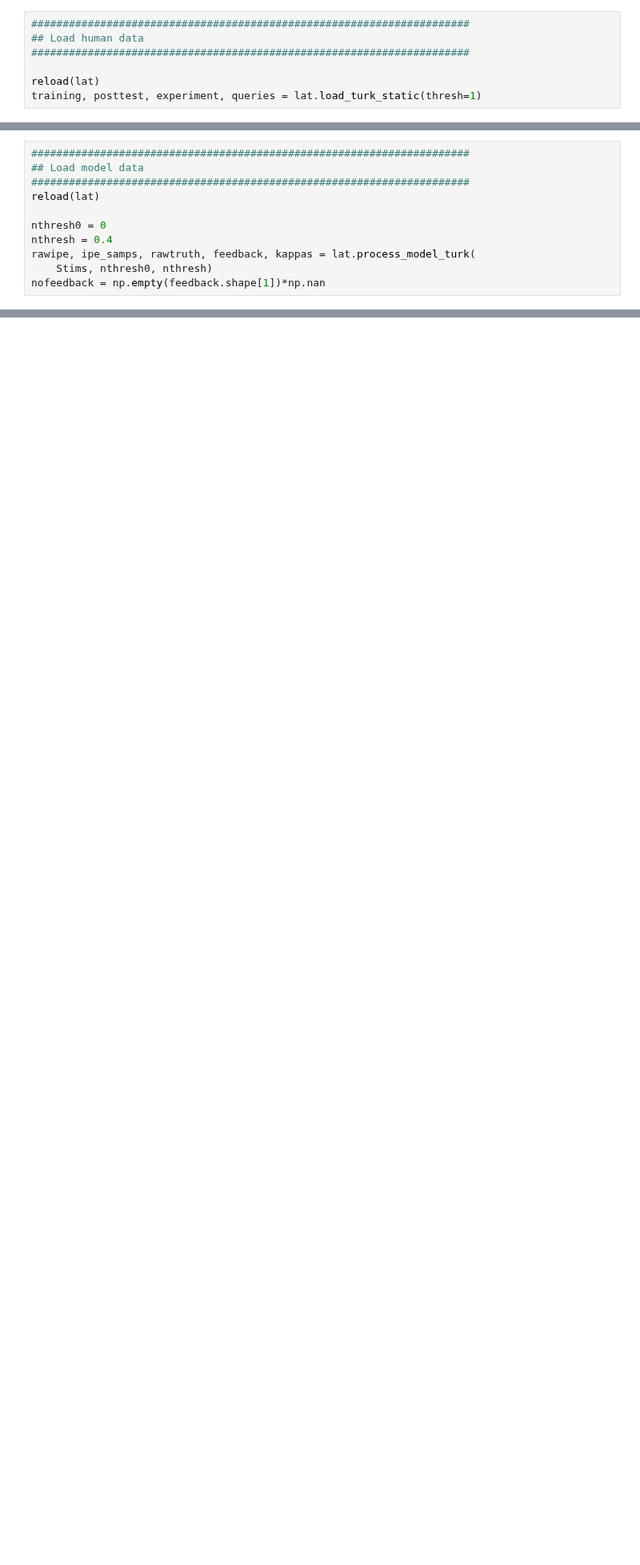
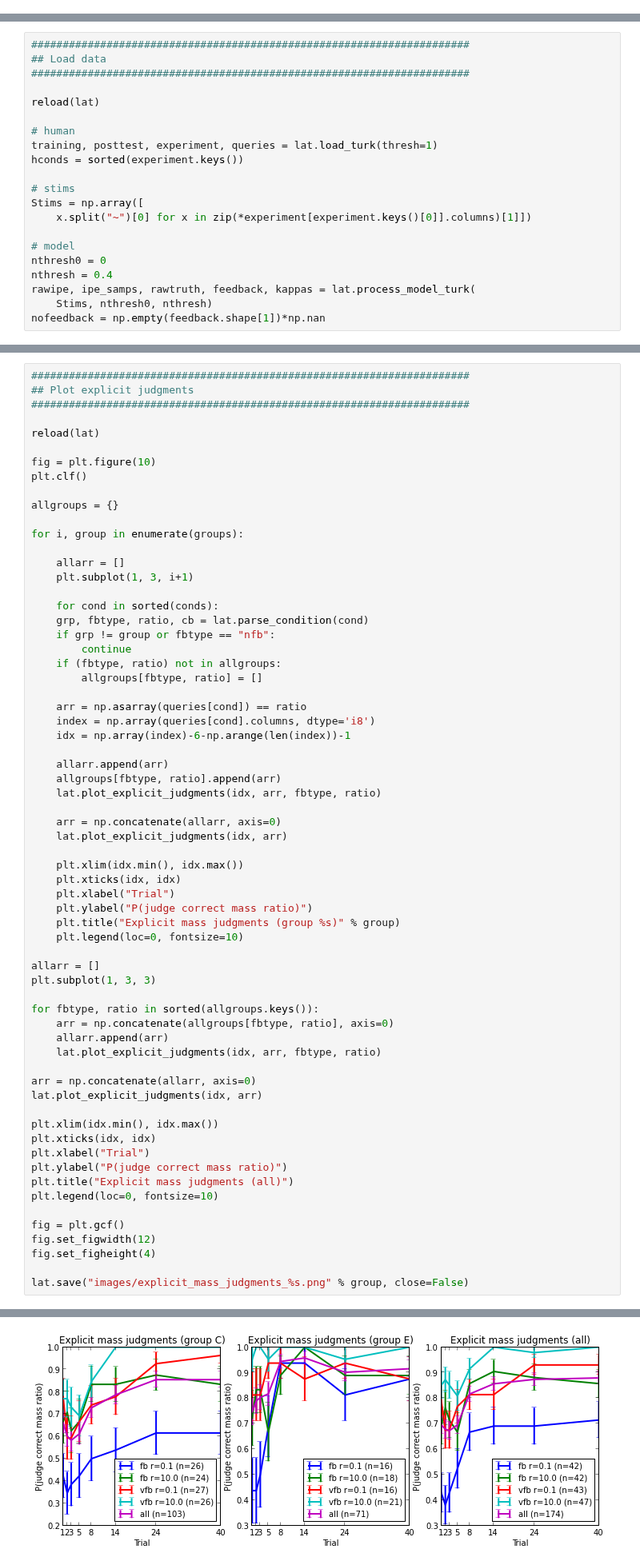
Before and after one commit to berkeley-cocosci/mass-inference, a Jupyter notebook: analysis/learning-analysis.ipynb, the cells around one changed output, grey strips where cells are left out. Shown at 80% size. Saved outputs shown, nothing was run; the diff lists cells and outputs as text; blank space fills up the shorter version.

```diff
--- a/analysis/learning-analysis.ipynb
+++ b/analysis/learning-analysis.ipynb
@@ -27,10 +27,3 @@ weightedSample = rvs.util.weightedSample
 
 pd.set_option('line_width', 195)
 LINE = "-"*195
-# %%
-######################################################################
-## Load human data
-######################################################################
-
-reload(lat)
-training, posttest, experiment, queries = lat.load_turk_static(thresh=1)
@@ -53,9 +30,19 @@ Stims = np.array([
 # %%
 ######################################################################
-## Load model data
+## Load data
 ######################################################################
+
 reload(lat)
 
+# human
+training, posttest, experiment, queries = lat.load_turk(thresh=1)
+hconds = sorted(experiment.keys())
+
+# stims
+Stims = np.array([
+    x.split("~")[0] for x in zip(*experiment[experiment.keys()[0]].columns)[1]])
+
+# model
 nthresh0 = 0
 nthresh = 0.4
 rawipe, ipe_samps, rawtruth, feedback, kappas = lat.process_model_turk(
@@ -63,0 +215,66 @@ nofeedback = np.empty(feedback.shape[1])*np.nan
+# %%
+######################################################################
+## Plot explicit judgments
+######################################################################
+
+reload(lat)
+
+fig = plt.figure(10)
+plt.clf()
+
+allgroups = {}
+
+for i, group in enumerate(groups):
+
+    allarr = []
+    plt.subplot(1, 3, i+1)
+
+    for cond in sorted(conds):
+	grp, fbtype, ratio, cb = lat.parse_condition(cond)
+	if grp != group or fbtype == "nfb":
+	    continue
+	if (fbtype, ratio) not in allgroups:
+	    allgroups[fbtype, ratio] = []
+
+	arr = np.asarray(queries[cond]) == ratio
+	index = np.array(queries[cond].columns, dtype='i8')
+	idx = np.array(index)-6-np.arange(len(index))-1
+
+	allarr.append(arr)
+	allgroups[fbtype, ratio].append(arr)
+	lat.plot_explicit_judgments(idx, arr, fbtype, ratio)
+
+    arr = np.concatenate(allarr, axis=0)
+    lat.plot_explicit_judgments(idx, arr)
+
+    plt.xlim(idx.min(), idx.max())
+    plt.xticks(idx, idx)
+    plt.xlabel("Trial")
+    plt.ylabel("P(judge correct mass ratio)")
+    plt.title("Explicit mass judgments (group %s)" % group)
+    plt.legend(loc=0, fontsize=10)
+
+allarr = []
+plt.subplot(1, 3, 3)
+
+for fbtype, ratio in sorted(allgroups.keys()):
+    arr = np.concatenate(allgroups[fbtype, ratio], axis=0)
+    allarr.append(arr)
+    lat.plot_explicit_judgments(idx, arr, fbtype, ratio)
+
+arr = np.concatenate(allarr, axis=0)
+lat.plot_explicit_judgments(idx, arr)
+
+plt.xlim(idx.min(), idx.max())
+plt.xticks(idx, idx)
+plt.xlabel("Trial")
+plt.ylabel("P(judge correct mass ratio)")
+plt.title("Explicit mass judgments (all)")
+plt.legend(loc=0, fontsize=10)
+
+fig = plt.gcf()
+fig.set_figwidth(12)
+fig.set_figheight(4)
+
+lat.save("images/explicit_mass_judgments_%s.png" % group, close=False)
+# %% [output]
@@ -63,0 +282 @@ nofeedback = np.empty(feedback.shape[1])*np.nan
+[figure, added]
```
Also changed, not shown: parts of 29 cells of this notebook, 4 other files.
